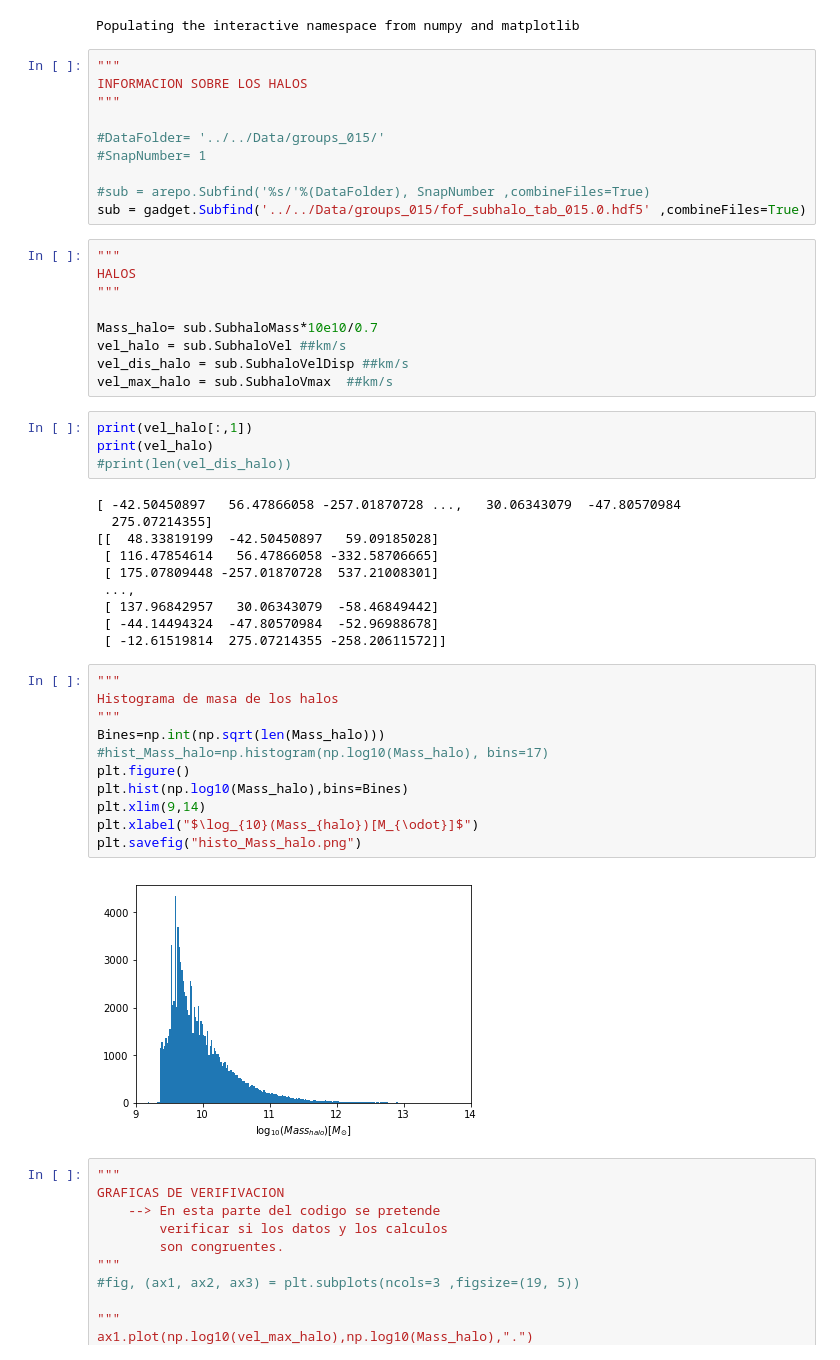
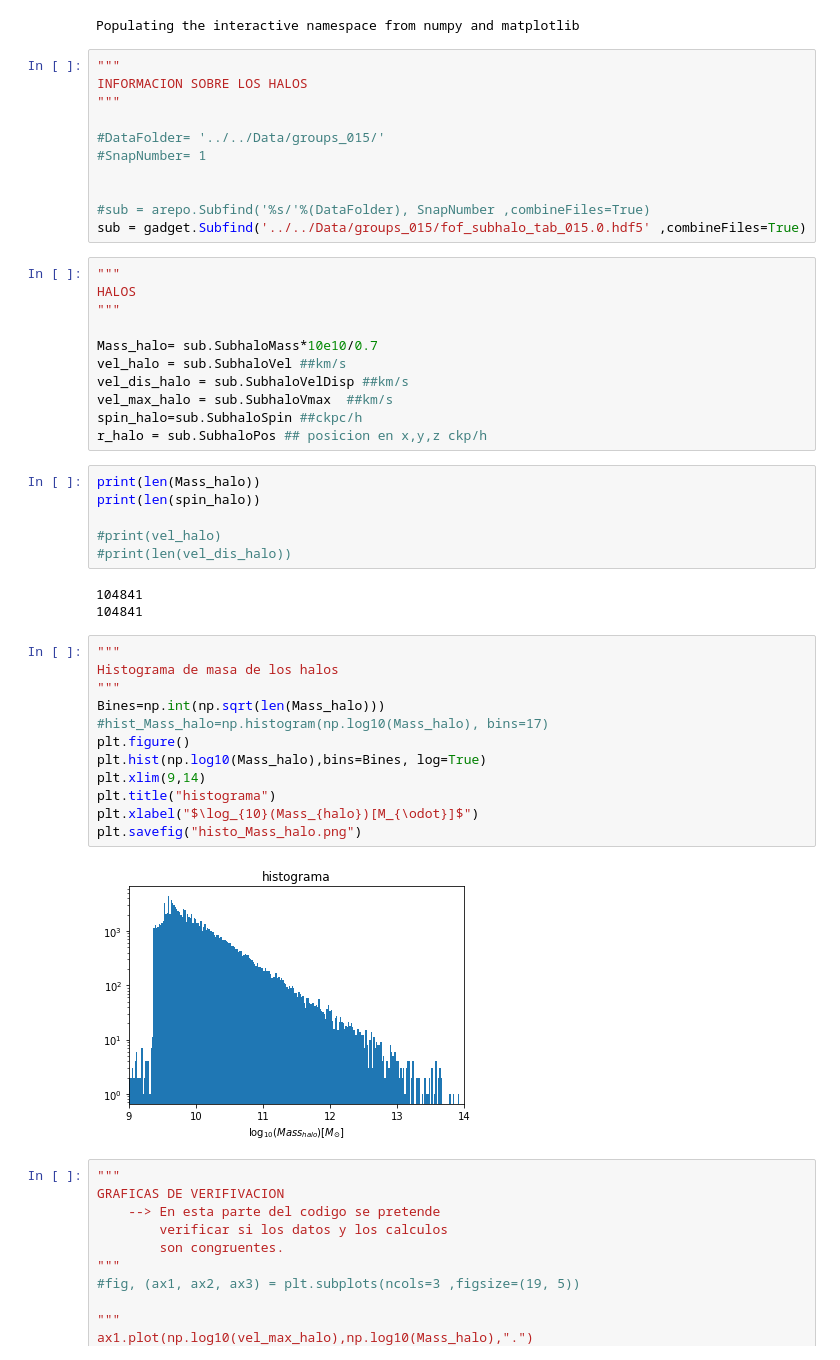
Before and after one commit to Daniel-Montenegro/Thesis, a Jupyter notebook: proyecto/Activity_1/Activity_1.ipynb, the cells around one changed output. Drawn from its saved outputs; the diff is of its cells as text.

```diff
--- a/proyecto/Activity_1/Activity_1.ipynb
+++ b/proyecto/Activity_1/Activity_1.ipynb
@@ -30,6 +30,7 @@ INFORMACION SOBRE LOS HALOS
 #DataFolder= '../../Data/groups_015/'
 #SnapNumber= 1
 
+
 #sub = arepo.Subfind('%s/'%(DataFolder), SnapNumber ,combineFiles=True)
 sub = gadget.Subfind('../../Data/groups_015/fof_subhalo_tab_015.0.hdf5' ,combineFiles=True)
 # %%
@@ -41,33 +42,31 @@ Mass_halo= sub.SubhaloMass*10e10/0.7
 vel_halo = sub.SubhaloVel ##km/s
 vel_dis_halo = sub.SubhaloVelDisp ##km/s
 vel_max_halo = sub.SubhaloVmax  ##km/s
+spin_halo=sub.SubhaloSpin ##ckpc/h
+r_halo = sub.SubhaloPos ## posicion en x,y,z ckp/h
 # %%
-print(vel_halo[:,1])
-print(vel_halo)
+print(len(Mass_halo))
+print(len(spin_halo))
+
+#print(vel_halo)
 #print(len(vel_dis_halo))
 # %% [output]
-[ -42.50450897   56.47866058 -257.01870728 ...,   30.06343079  -47.80570984
-  275.07214355]
-[[  48.33819199  -42.50450897   59.09185028]
- [ 116.47854614   56.47866058 -332.58706665]
- [ 175.07809448 -257.01870728  537.21008301]
- ...,
- [ 137.96842957   30.06343079  -58.46849442]
- [ -44.14494324  -47.80570984  -52.96988678]
- [ -12.61519814  275.07214355 -258.20611572]]
+104841
+104841
 # %%
 """
 Histograma de masa de los halos
 """
 Bines=np.int(np.sqrt(len(Mass_halo)))
 #hist_Mass_halo=np.histogram(np.log10(Mass_halo), bins=17)
 plt.figure()
-plt.hist(np.log10(Mass_halo),bins=Bines)
+plt.hist(np.log10(Mass_halo),bins=Bines, log=True)
 plt.xlim(9,14)
+plt.title("histograma")
 plt.xlabel("$\log_{10}(Mass_{halo})[M_{\odot}]$")
 plt.savefig("histo_Mass_halo.png")
 # %% [output]
-[figure, old version]
+[figure, new version]
 # %%
 """
 GRAFICAS DE VERIFIVACION
```
Also changed, not shown: parts of 3 cells of this notebook, 31 other files.
